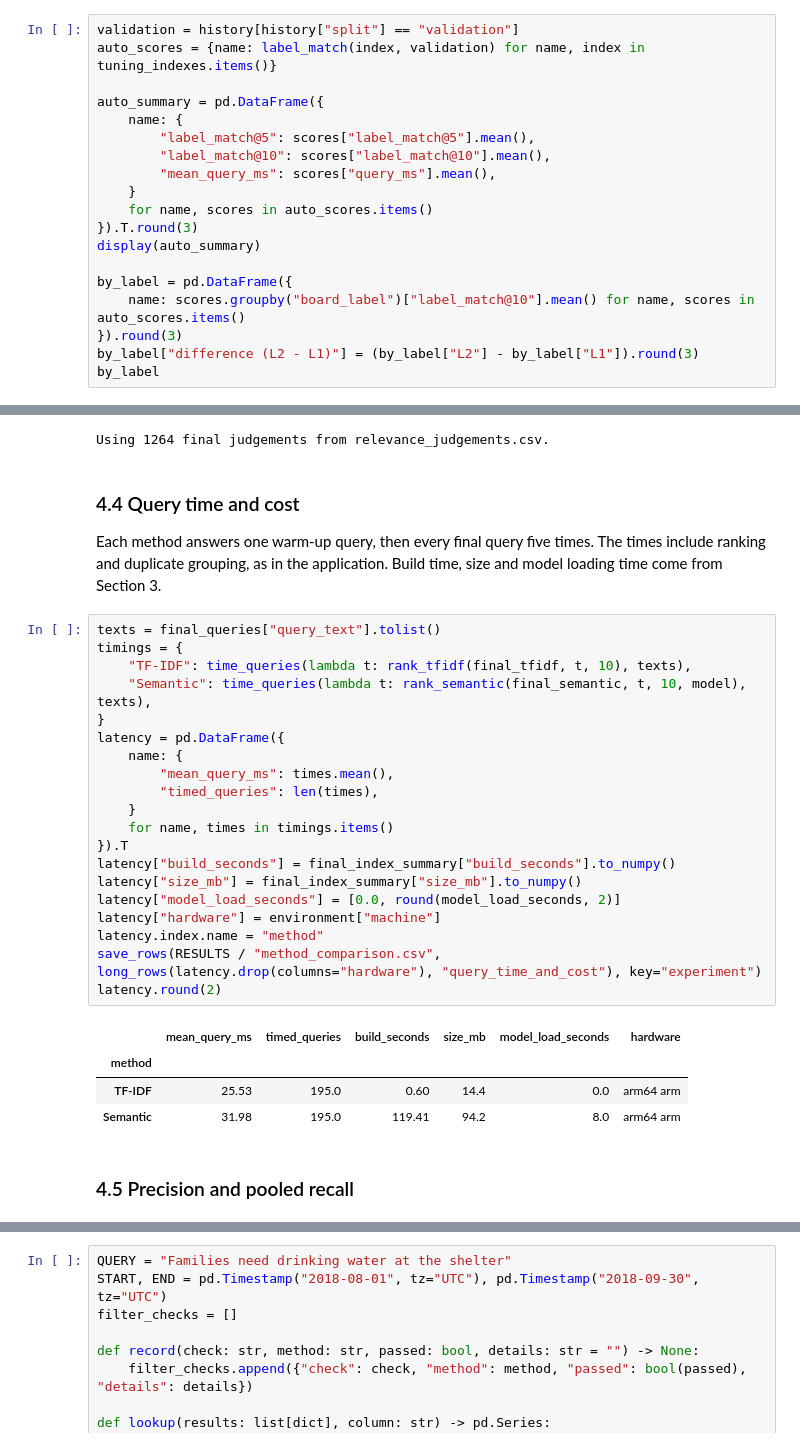
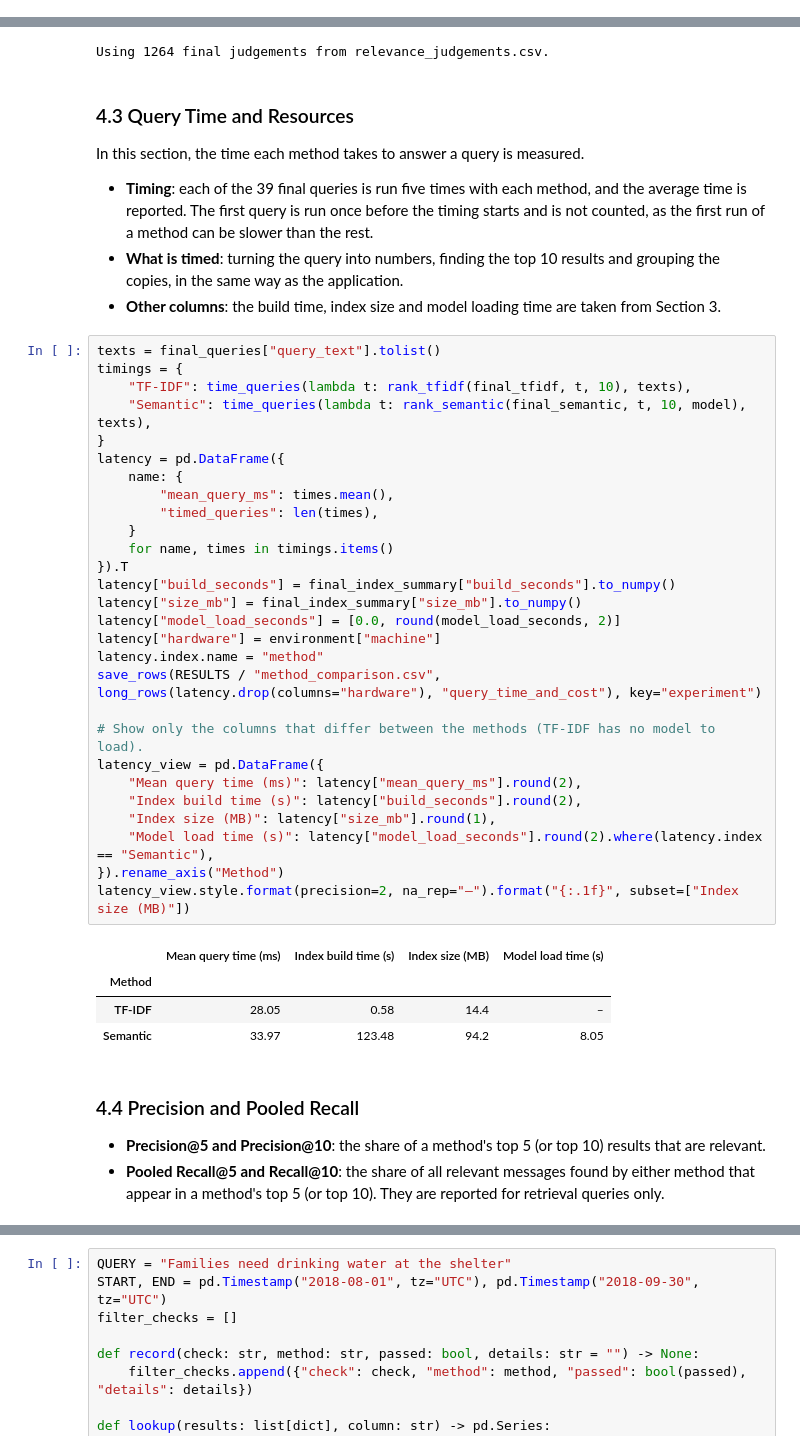
Before and after one commit to Rainbow6174/36118-ANLP-AT2, a Jupyter notebook: notebooks/member5/retrieval_experiments.ipynb, the cells around one changed output, grey strips where cells are left out. Saved outputs shown, nothing was run; the diff lists cells and outputs as text.

```diff
--- a/notebooks/member5/retrieval_experiments.ipynb
+++ b/notebooks/member5/retrieval_experiments.ipynb
@@ -396,19 +408,0 @@ Every validation tweet is used as a query (about 7,800 per setting), so this cel
-# %%
-validation = history[history["split"] == "validation"]
-auto_scores = {name: label_match(index, validation) for name, index in tuning_indexes.items()}
-
-auto_summary = pd.DataFrame({
-    name: {
-        "label_match@5": scores["label_match@5"].mean(),
-        "label_match@10": scores["label_match@10"].mean(),
-        "mean_query_ms": scores["query_ms"].mean(),
-    }
-    for name, scores in auto_scores.items()
-}).T.round(3)
-display(auto_summary)
-
-by_label = pd.DataFrame({
-    name: scores.groupby("board_label")["label_match@10"].mean() for name, scores in auto_scores.items()
-}).round(3)
-by_label["difference (L2 - L1)"] = (by_label["L2"] - by_label["L1"]).round(3)
-by_label
@@ -779,36 +771,51 @@ print(final_status)
 # %% [output]
 Using 1264 final judgements from relevance_judgements.csv.
 # %% [markdown]
-### 4.4 Query time and cost
+### 4.3 Query Time and Resources
 
-Each method answers one warm-up query, then every final query five times. The times include ranking and duplicate grouping, as in the application. Build time, size and model loading time come from Section 3.
+In this section, the time each method takes to answer a query is measured.
+
+- **Timing**: each of the 39 final queries is run five times with each method, and the average time is reported. The first query is run once before the timing starts and is not counted, as the first run of a method can be slower than the rest.
+- **What is timed**: turning the query into numbers, finding the top 10 results and grouping the copies, in the same way as the application.
+- **Other columns**: the build time, index size and model loading time are taken from Section 3.
 # %%
 texts = final_queries["query_text"].tolist()
 timings = {
     "TF-IDF": time_queries(lambda t: rank_tfidf(final_tfidf, t, 10), texts),
     "Semantic": time_queries(lambda t: rank_semantic(final_semantic, t, 10, model), texts),
 }
 latency = pd.DataFrame({
     name: {
         "mean_query_ms": times.mean(),
         "timed_queries": len(times),
     }
     for name, times in timings.items()
 }).T
 latency["build_seconds"] = final_index_summary["build_seconds"].to_numpy()
 latency["size_mb"] = final_index_summary["size_mb"].to_numpy()
 latency["model_load_seconds"] = [0.0, round(model_load_seconds, 2)]
 latency["hardware"] = environment["machine"]
 latency.index.name = "method"
 save_rows(RESULTS / "method_comparison.csv", long_rows(latency.drop(columns="hardware"), "query_time_and_cost"), key="experiment")
-latency.round(2)
+
+# Show only the columns that differ between the methods (TF-IDF has no model to load).
+latency_view = pd.DataFrame({
+    "Mean query time (ms)": latency["mean_query_ms"].round(2),
+    "Index build time (s)": latency["build_seconds"].round(2),
+    "Index size (MB)": latency["size_mb"].round(1),
+    "Model load time (s)": latency["model_load_seconds"].round(2).where(latency.index == "Semantic"),
+}).rename_axis("Method")
+latency_view.style.format(precision=2, na_rep="–").format("{:.1f}", subset=["Index size (MB)"])
 # %% [output]
-|  | mean_query_ms | timed_queries | build_seconds | size_mb | model_load_seconds | hardware |
-| method |  |  |  |  |  |  |
-| TF-IDF | 25.53 | 195.0 | 0.60 | 14.4 | 0.0 | arm64 arm |
-| Semantic | 31.98 | 195.0 | 119.41 | 94.2 | 8.0 | arm64 arm |
+|  | Mean query time (ms) | Index build time (s) | Index size (MB) | Model load time (s) |
+| Method |  |  |  |  |
+| TF-IDF | 28.05 | 0.58 | 14.4 | – |
+| Semantic | 33.97 | 123.48 | 94.2 | 8.05 |
 # %% [markdown]
-### 4.5 Precision and pooled recall
+### 4.4 Precision and Pooled Recall
+
+- **Precision@5 and Precision@10**: the share of a method's top 5 (or top 10) results that are relevant.
+- **Pooled Recall@5 and Recall@10**: the share of all relevant messages found by either method that appear in a method's top 5 (or top 10). They are reported for retrieval queries only.
 # %%
 final_judgements, final_remaining, reused_count, final_status = collect_judgements(
     "final", final_rankings, final_queries, JUDGEMENTS_FILE, SEED
```
Also changed, not shown: parts of 86 cells of this notebook, 11 other files.
